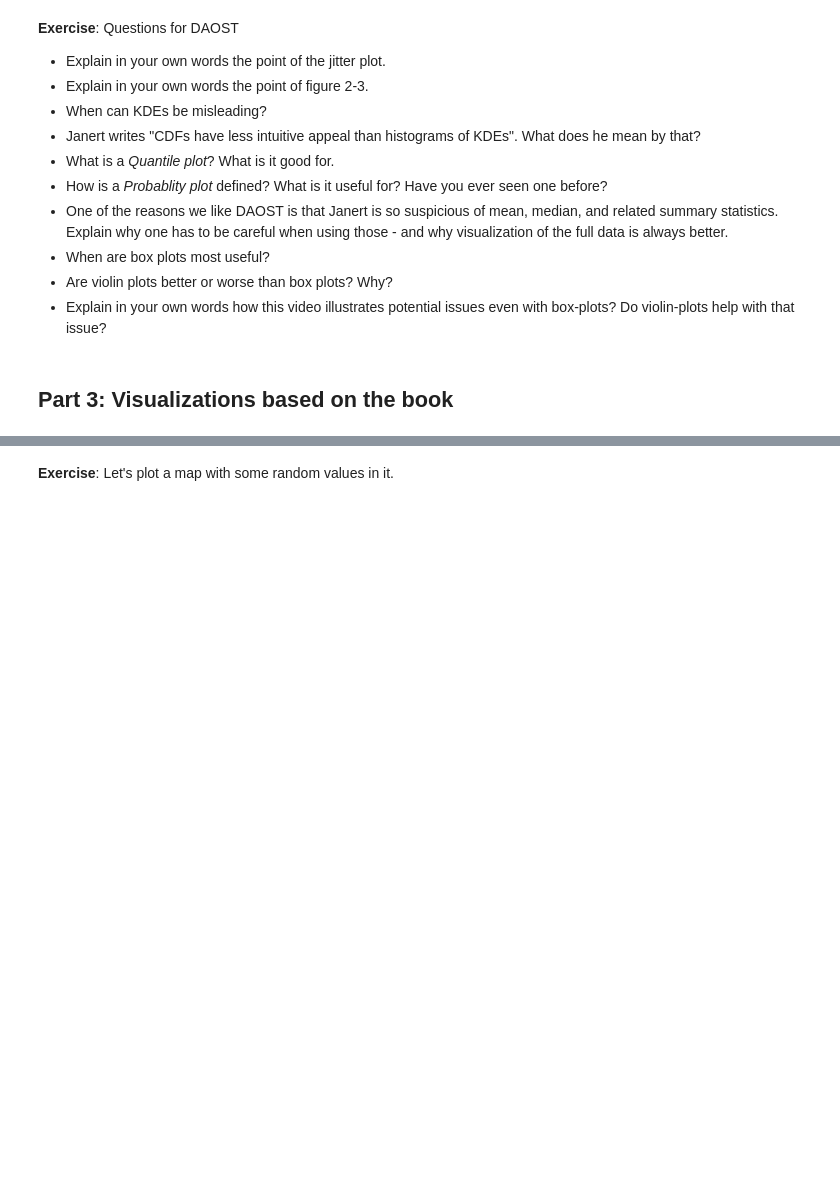
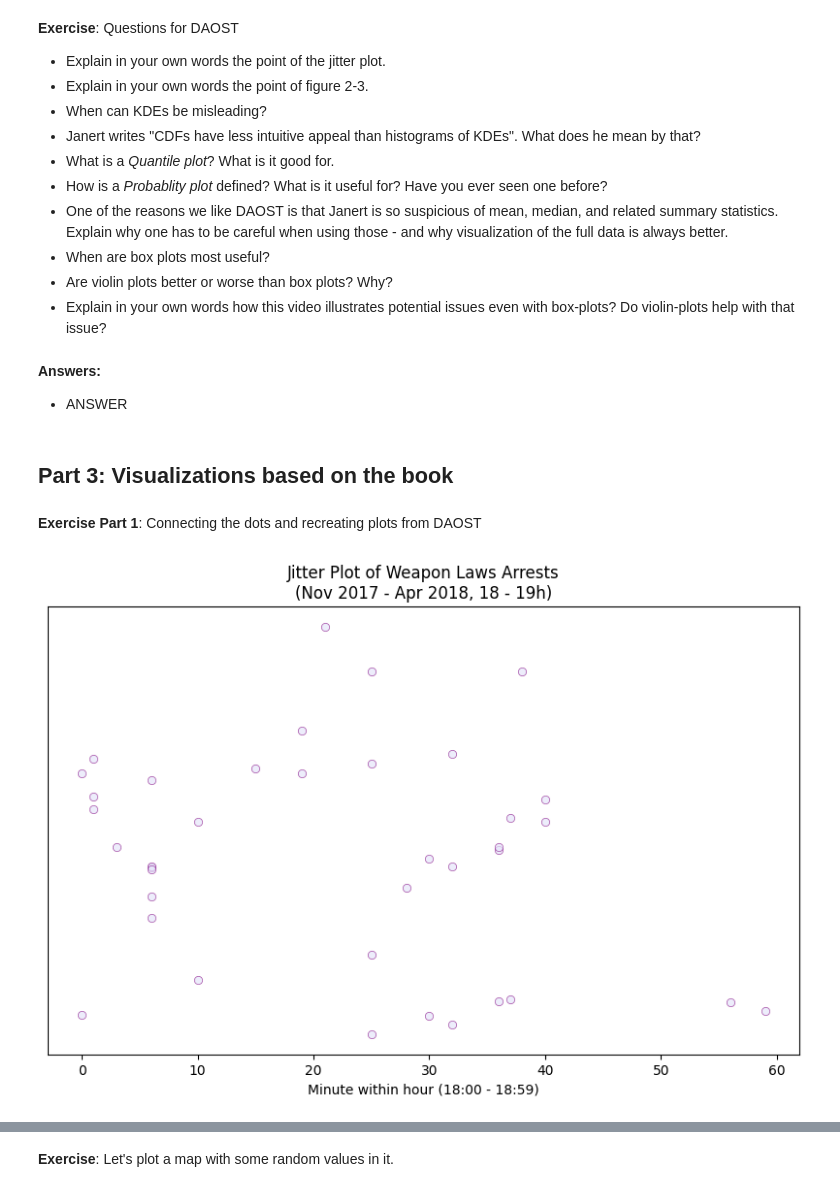
Before and after one commit to AleksandarLukic96/02806_Social_Data, a Jupyter notebook: notebooks/W3_Paula.ipynb, the cells around one changed output, grey strips where cells are left out. Saved outputs shown, nothing was run; the diff lists cells and outputs as text; code cells hidden in the pictures; blank space fills up the shorter version.

```diff
--- a/notebooks/W3_Paula.ipynb
+++ b/notebooks/W3_Paula.ipynb
@@ -24,8 +24,13 @@
 - When are box plots most useful?
 - Are violin plots better or worse than box plots? Why?
 - Explain in your own words how this video illustrates potential issues even with box-plots? Do violin-plots help with that issue?
+# %% [markdown]
+**Answers:**
+- ANSWER
 # %% [markdown]
 ## Part 3: Visualizations based on the book
+# %% [markdown]
+**Exercise Part 1**: Connecting the dots and recreating plots from DAOST
 # %%
 # Imports
 import matplotlib.pyplot as plt
@@ -51,28 +57,25 @@ df_focus = df[df['Category'].isin(focuscrimes)]
 # %%
 # Making a jitter-plot based on SF Police data of the arrest times during a single hour (18-19) between Nov 2017 and April 2018
 
 # Filter data for weapon laws and the desired time interval:
 weapon_df = df_focus[df_focus['Category'] == 'WEAPON LAWS']
 weapon_df = weapon_df[((weapon_df['Year'] == 2017) & (weapon_df['Month'].isin([11, 12]))) |
                       ((weapon_df['Year'] == 2018) & (weapon_df['Month'].isin([1, 2, 3, 4])))]
 
 # Further filter to 18:00 - 18:59
-weapon_hour = weapon_df[weapon_df['Hour'] == 18]
+weapon_hour = weapon_df[weapon_df['Hour'] == 18].copy()
 
-# Since we don't have minutes in the data, simulate a minute value (0 to 60) for each incident
-weapon_hour = weapon_hour.copy()  # to avoid SettingWithCopyWarning
-weapon_hour['SimulatedMinute'] = np.random.uniform(0, 60, size=len(weapon_hour))
+# Create a vertical jitter value (a small random offset) so points don't overlap
+weapon_hour.loc[:, 'Jitter'] = np.random.normal(0, 0.1, size=len(weapon_hour))
 
-# Create a vertical jitter value (using a small random offset) so points don't overlap vertically
-weapon_hour['Jitter'] = np.random.normal(0, 0.1, size=len(weapon_hour))
-
-# Now create the jitter plot
-plt.figure(figsize=(10,6))
-plt.scatter(weapon_hour['SimulatedMinute'], weapon_hour['Jitter'],
-            alpha=0.7, color='purple', edgecolor='black')
+# Now create the jitter plot using the actual Minute column on the x-axis:
+plt.figure(figsize=(10, 6))
+plt.scatter(weapon_hour['Minute'], weapon_hour['Jitter'],
+            alpha=0.7, color='lavender', edgecolor='purple', linewidth=0.5)
 plt.xlabel('Minute within hour (18:00 - 18:59)')
-plt.ylabel('Jitter (arbitrary offset)')
-plt.title('Jitter Plot of Weapon Laws Arrests\n(Nov 2017 - Apr 2018, Hour 18)')
+plt.title('Jitter Plot of Weapon Laws Arrests\n(Nov 2017 - Apr 2018, 18 - 19h)')
 plt.xticks(np.arange(0, 61, 10))
-plt.yticks([])  # remove y-ticks since they only represent random jitter
+plt.yticks([])  # Remove y-ticks since they represent only random jitter
 plt.show()
+# %% [output]
+[figure, added]
```
Also changed, not shown: parts of 22 cells of this notebook.
